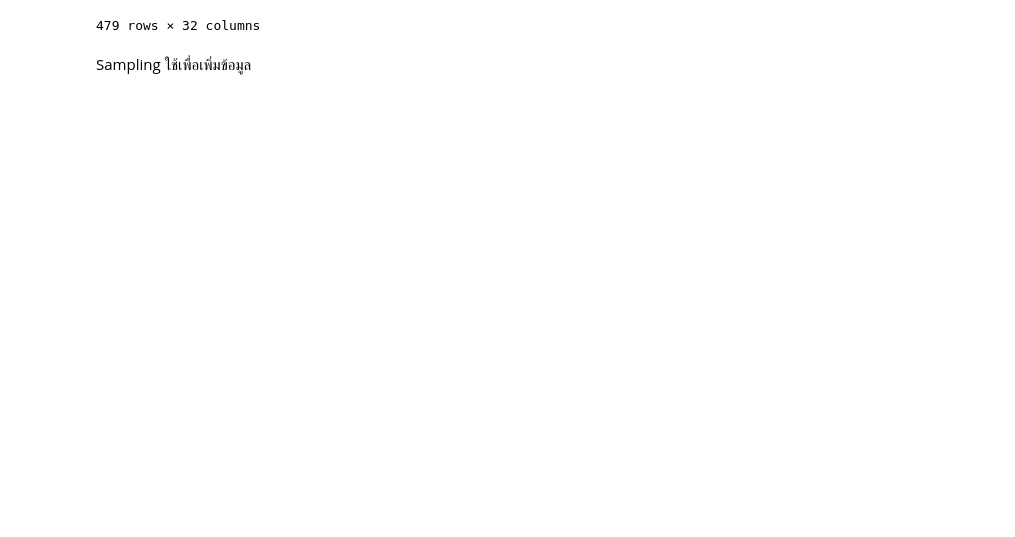
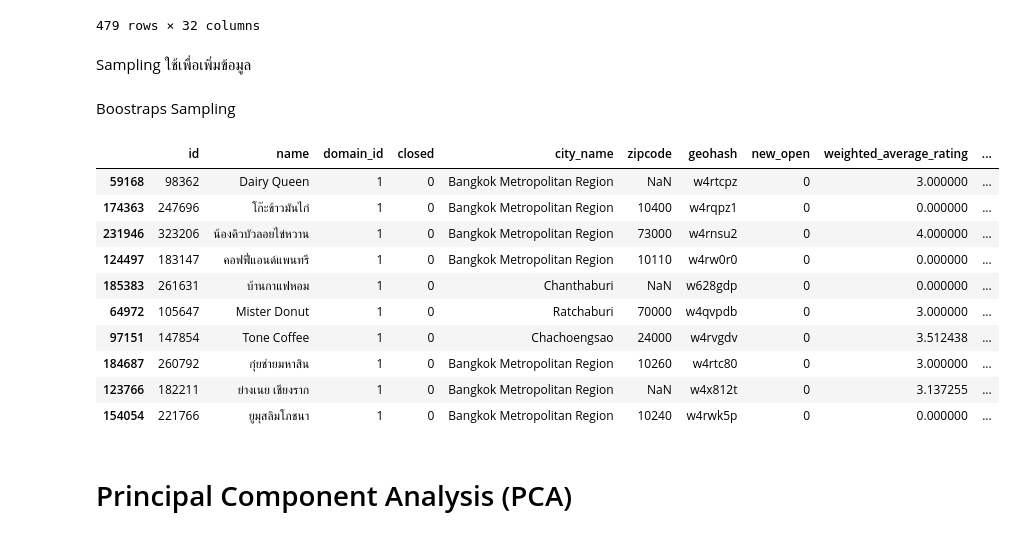
Before and after one commit to ChakritKammason/DPDM, a Jupyter notebook: Pandas_and_Data_Preprocessing_101.ipynb, the cells around one changed output. Drawn from its saved outputs; the diff is of its cells as text; code cells hidden in the pictures; blank space fills up the shorter version.

```diff
--- a/Pandas_and_Data_Preprocessing_101.ipynb
+++ b/Pandas_and_Data_Preprocessing_101.ipynb
@@ -687,3 +687,21 @@ w_restaurant_df.drop_duplicates(subset=['city_name']) # ปริ้นออก
 # %% [markdown]
 Sampling
 ใช้เพื่อเพิ่มข้อมูล
+# %% [markdown]
+Boostraps Sampling
+# %%
+w_restaurant_df.sample(n=10,replace=True)
+# %% [output]
+|  | id | name | domain_id | closed | city_name | zipcode | geohash | new_open | weighted_average_rating | ... |
+| 59168 | 98362 | Dairy Queen | 1 | 0 | Bangkok Metropolitan Region | NaN | w4rtcpz | 0 | 3.000000 | ... |
+| 174363 | 247696 | โก๊ะข้าวมันไก่ | 1 | 0 | Bangkok Metropolitan Region | 10400 | w4rqpz1 | 0 | 0.000000 | ... |
+| 231946 | 323206 | น้องคิวบัวลอยไข่หวาน | 1 | 0 | Bangkok Metropolitan Region | 73000 | w4rnsu2 | 0 | 4.000000 | ... |
+| 124497 | 183147 | คอฟฟี่แอนด์แพนทรี | 1 | 0 | Bangkok Metropolitan Region | 10110 | w4rw0r0 | 0 | 0.000000 | ... |
+| 185383 | 261631 | บ้านกาแฟหอม | 1 | 0 | Chanthaburi | NaN | w628gdp | 0 | 0.000000 | ... |
+| 64972 | 105647 | Mister Donut | 1 | 0 | Ratchaburi | 70000 | w4qvpdb | 0 | 3.000000 | ... |
+| 97151 | 147854 | Tone Coffee | 1 | 0 | Chachoengsao | 24000 | w4rvgdv | 0 | 3.512438 | ... |
+| 184687 | 260792 | กุ๋ยช่ายมหาสิน | 1 | 0 | Bangkok Metropolitan Region | 10260 | w4rtc80 | 0 | 3.000000 | ... |
+| 123766 | 182211 | ย่างเนย เชียงราก | 1 | 0 | Bangkok Metropolitan Region | NaN | w4x812t | 0 | 3.137255 | ... |
+| 154054 | 221766 | ยูมุสลิมโภชนา | 1 | 0 | Bangkok Metropolitan Region | 10240 | w4rwk5p | 0 | 0.000000 | ... |
+# %% [markdown]
+# Principal Component Analysis (PCA)
```
Also changed, not shown: parts of 7 cells of this notebook.
